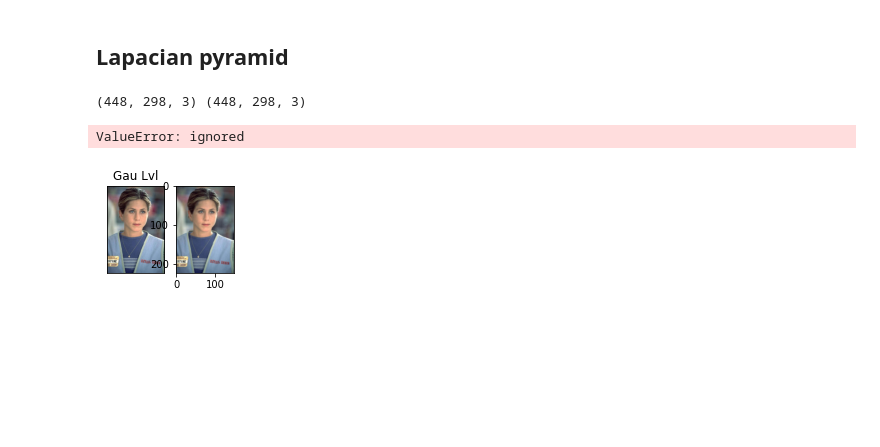
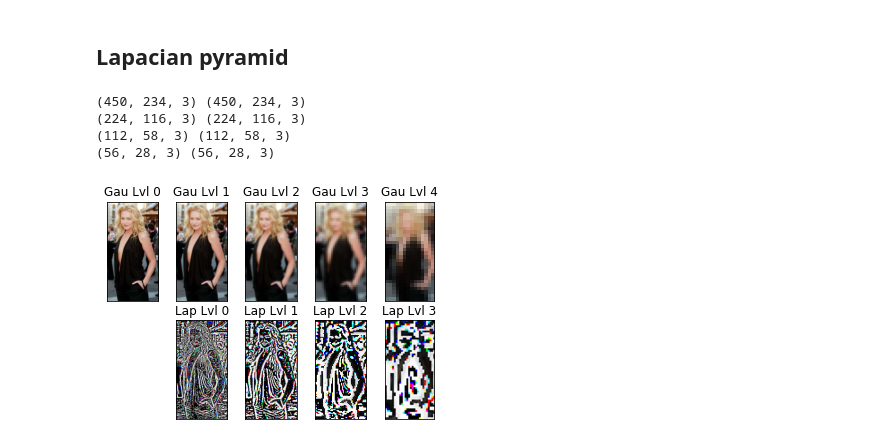
Before and after one commit to bhomaidan1990/Computer_Vision_Labs, a Jupyter notebook: CV_Lab_3.ipynb, the cells around one changed output. Saved outputs shown, nothing was run; the diff lists cells and outputs as text; code cells hidden in the pictures; blank space fills up the shorter version.

```diff
--- a/CV_Lab_3.ipynb
+++ b/CV_Lab_3.ipynb
@@ -17,7 +48,7 @@ import matplotlib.pyplot as plt
 import numpy as np
 
 plt.figure()
-imgPath = "/content/drive/My Drive/Colab Notebooks/Dataset/originalPics/2002/08/06/big/img_2812.jpg"
+imgPath = "/Users/junyi/Desktop/00UGA-M2/AIW/ComputerVision/Dataset/originalPics/2002/08/05/big/img_3044.jpg"
 
 img = cv2.imread(imgPath)
 img = cv2.cvtColor(img, cv2.COLOR_BGR2RGB)
@@ -271,52 +315,59 @@ ValueError: ignored
 # %% [markdown]
 ## Lapacian pyramid
 # %%
- # color value range
+#imgFile = '../2003/01/01/big/img_458.jpg'
+
+# load an original image
+#img = cv2.imread(imgFile)
+################################################################################
+
+# color value range
 cRange = 256
 
- # Pyramid level
+# convert color space from bgr to gray
+#img = cv2.cvtColor(img, cv2.COLOR_BGR2RGB)
+#imgGray = cv2.cvtColor(img, cv2.COLOR_RGB2GRAY)
+################################################################################
+
+# pyramid level
 level = 4
 
-#original image at the bottom of gaussian pyramid
+# original image at the bottom of gaussian pyramid
 higherResoGauss = img
-plt.subplot(2, 1 + level, 1)
-plt.imshow(higherResoGauss)
-plt.title('Gau Lvl')
-plt.xticks([])
-plt.yticks([])
+plt.subplot(2,1 + level,1), plt.imshow(higherResoGauss), plt.title('Gau Lvl 0'), plt.xticks([]), plt.yticks([])
 
-for l in range (level):
-    rows, cols, channels = higherResoGauss.shape
+for l in range(level):
 
-    #delete Last odd row of gaussian image
-    if rows % 2 ==1:
-        higherResoGauss = higherResoGauss[:rows-1,:]
-    #delete Last odd column of gaussian image
-    if cols % 2 ==1:
-        higherResoGauss = higherResogGuss[:,:cols-1]
-    #gaussian image
+    rows,cols,channels = higherResoGauss.shape
+
+    # delete last odd row of gaussian image
+    if rows % 2 == 1:
+        higherResoGauss = higherResoGauss[:rows - 1,:]
+    # delete last odd column of gaussian image
+    if cols % 2 == 1:
+        higherResoGauss = higherResoGauss[:,:cols - 1]
+
+    # gaussian image
     lowerResoGauss = cv2.pyrDown(higherResoGauss)
     # even rows and cols in up-sampled image
-    temp =cv2.pyrUp(lowerResoGauss)
-    print(higherResoGauss.shape, temp.shape)
+    temp = cv2.pyrUp(lowerResoGauss)
+    print (higherResoGauss.shape,temp.shape)
 
-    # Laplacian image
-    LowerResoLap = higherResoGauss - temp
-    #display gaussian and Laplacian pyram
-    plt.subplot(2,1 + level,l + 2)
-    plt.imshow(lowerResoGauss)
-    plt.title('Gau lvl' + 'd%' % (l+1))
-    plt.xticks([])
+    # laplacian image
+    lowerResoLap = higherResoGauss - temp
 
-    plt.subplot(2,1 + level,1 + level + l + 2)
-    plt.imshow(lowerResoLap)
-    plt.title('lap lvl'+'%d'% (l))
-    plt.yticket([])
+    # display gaussian and laplacian pyramid
+    plt.subplot(2,1 + level,l + 2), plt.imshow(lowerResoGauss), plt.title('Gau Lvl ' + '%d' % (l+1)), plt.xticks([]), plt.yticks([])
+    plt.subplot(2,1 + level,1 + level + l + 2), plt.imshow(lowerResoLap), plt.title('Lap Lvl ' + '%d' % (l)), plt.xticks([]), plt.yticks([])
 
-    higherResoGauss = LowerResoGauss
+    higherResoGauss = lowerResoGauss
+################################################################################
 
-    plt.show()
+# display original image and gray image
+plt.show()
 # %% [output]
-(448, 298, 3) (448, 298, 3)
+(450, 234, 3) (450, 234, 3)
+(224, 116, 3) (224, 116, 3)
+(112, 58, 3) (112, 58, 3)
+(56, 28, 3) (56, 28, 3)
-ValueError: ignored
-[figure, old version]
+[figure, new version]
```
Also changed, not shown: parts of 12 cells of this notebook.
